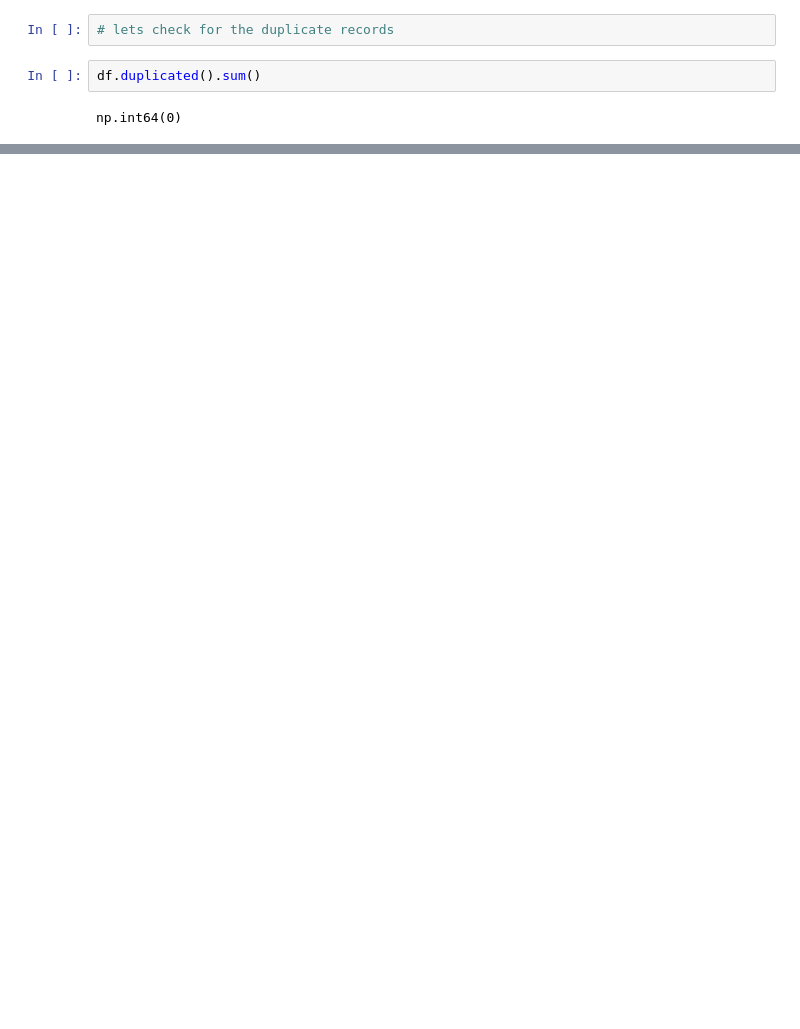
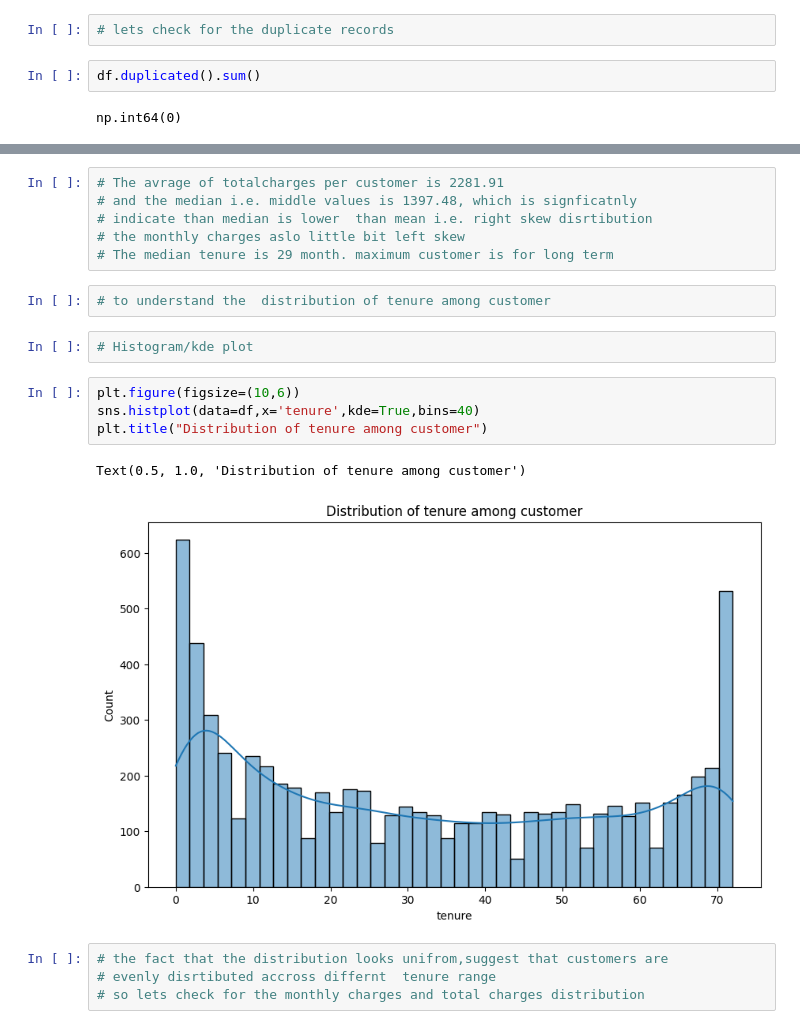
Before and after one commit to mrpradip098-hue/data-analyst-notes, a Jupyter notebook: Python/Telecom_Churn_Prediction.ipynb, the cells around one changed output, grey strips where cells are left out. Drawn from its saved outputs; the diff is of its cells as text; blank space fills up the shorter version.

```diff
--- a/Python/Telecom_Churn_Prediction.ipynb
+++ b/Python/Telecom_Churn_Prediction.ipynb
@@ -151,0 +228,21 @@ np.int64(0)
+# %%
+# The avrage of totalcharges per customer is 2281.91
+# and the median i.e. middle values is 1397.48, which is signficatnly
+# indicate than median is lower  than mean i.e. right skew disrtibution
+# the monthly charges aslo little bit left skew
+# The median tenure is 29 month. maximum customer is for long term
+# %%
+# to understand the  distribution of tenure among customer
+# %%
+# Histogram/kde plot
+# %%
+plt.figure(figsize=(10,6))
+sns.histplot(data=df,x='tenure',kde=True,bins=40)
+plt.title("Distribution of tenure among customer")
+# %% [output]
+Text(0.5, 1.0, 'Distribution of tenure among customer')
+[figure, added]
+# %%
+# the fact that the distribution looks unifrom,suggest that customers are
+# evenly disrtibuted accross differnt  tenure range
+# so lets check for the monthly charges and total charges distribution
```
Also changed, not shown: parts of 23 cells of this notebook.
